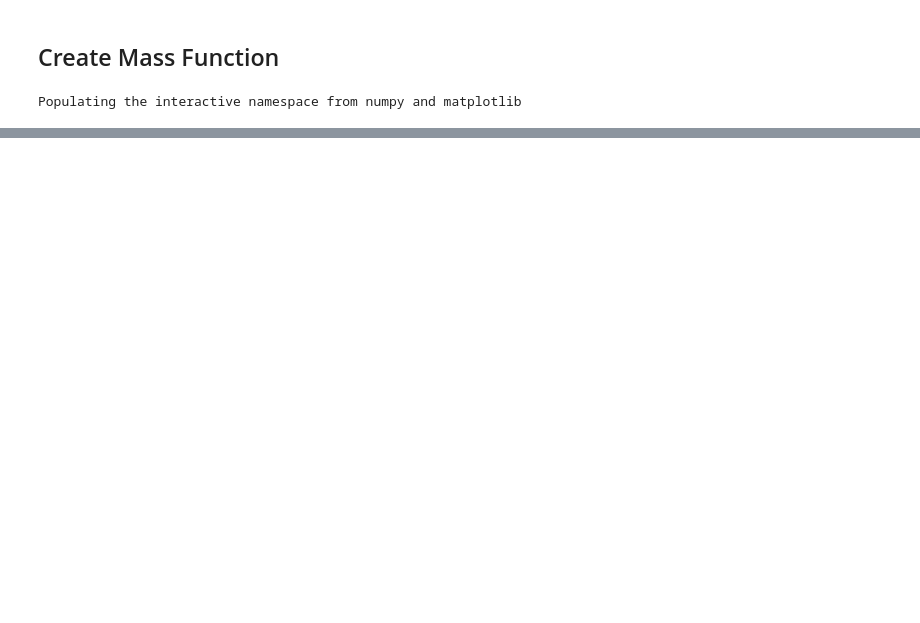
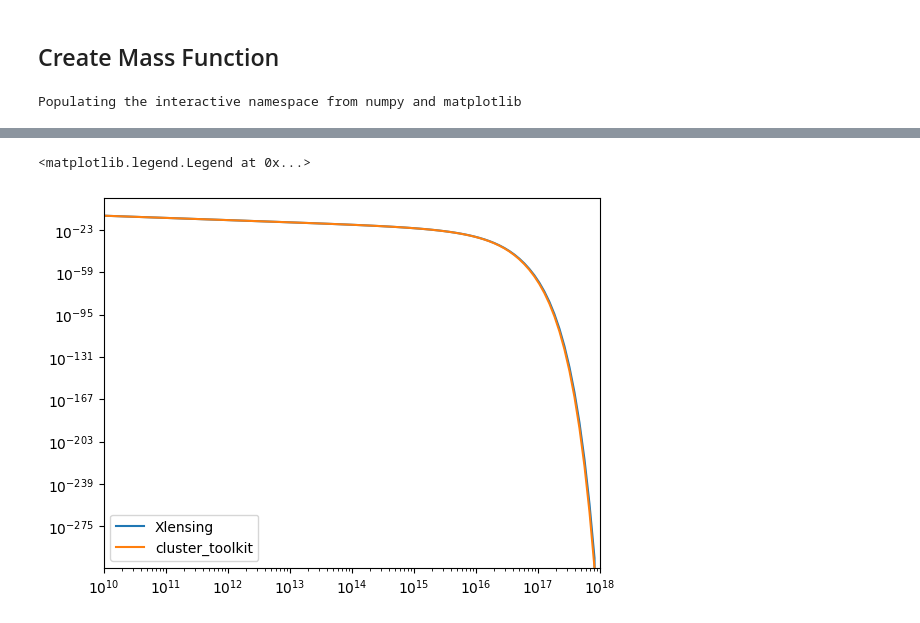
Before and after one commit to andrevitorelli/xlensing, a Jupyter notebook: notebooks/Xlensing_Sims.ipynb, the cells around one changed output, grey strips where cells are left out. Cells and saved outputs as stored; diff of their text form; code cells hidden in the pictures; blank space fills up the shorter version.

```diff
--- a/notebooks/Xlensing_Sims.ipynb
+++ b/notebooks/Xlensing_Sims.ipynb
@@ -522 +471,21 @@ yscale('log')
+# %%
+X = masses
+Y1 = array([Tinker_mass_function(0.,mass)for mass in masses]).reshape(100)
+plot(X,Y1,label='Xlensing')
+xscale('log')
+yscale('log')
+#ylim(1e-4,1e-1)
+xlim(1e10,1e18)
+
+X = masses
+Y2 = array([cluster_toolkit.massfunction.dndM_at_M(mass,kh,pk,0.3)for mass in masses])
+plot(X,Y2,label='cluster_toolkit')
+xscale('log')
+yscale('log')
+#ylim(1e-4,1e-1)
+xlim(1e10,1e18)
+legend()
+# %% [output]
+<matplotlib.legend.Legend at 0x...>
+[figure, added]
 # %%
```
Also changed, not shown: parts of 26 cells of this notebook, 3 other files.
